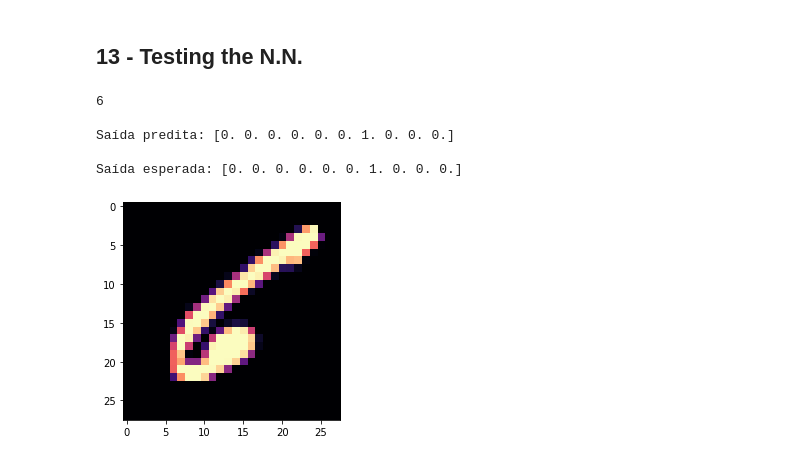
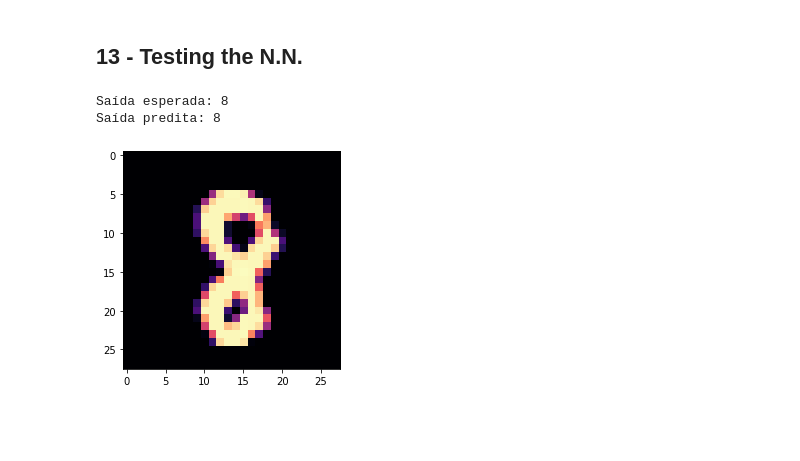
Before and after one commit to Xornotor/Neural-Net-MNIST-Recognizer, a Jupyter notebook: Neural-Net-MNIST-Recognizer.ipynb, the cells around one changed output. Cells and saved outputs as stored; diff of their text form; code cells hidden in the pictures; blank space fills up the shorter version.

Commit message:
Enhanced training with train set

```diff
--- a/Neural-Net-MNIST-Recognizer.ipynb
+++ b/Neural-Net-MNIST-Recognizer.ipynb
@@ -208,7 +198,7 @@ def fit(X, y,
         iterations = ITERATIONS,
         epsilon = EPSILON):
 
-    W = {1: np.random.randn(layer_units[0], features)}
+    W = {1: np.random.randn(layer_units[0], features) * np.sqrt(2/features)}
     dW = {1: np.zeros([layer_units[0], features])}
     b = {1:np.random.randn(layer_units[0], 1)}
     db = {1: np.zeros([layer_units[0], 1])}
@@ -216,7 +206,7 @@ def fit(X, y,
     A = {0: X}
     dA = {0: np.array([])}
     for k in range(layers - 1):
-        W[k+2] = np.random.randn(layer_units[k+1], layer_units[k])
+        W[k+2] = np.random.randn(layer_units[k+1], layer_units[k]) * np.sqrt(1/layer_units[k])
         dW[k+2] = np.zeros([layer_units[k+1], layer_units[k]])
         b[k+2] = np.random.randn(layer_units[k+1], 1)
         db[k+2] = np.zeros([layer_units[k+1], 1])
@@ -235,9 +225,6 @@ def fit(X, y,
         for j in range(layers):
             A[j+1], Z[j+1] = fwd_prop(A[j], W[j+1], b[j+1], layer_activations[j])
 
-        #if(layer_activations[len(layer_activations) - 1] == Activation["RELU"]):
-            #A[layers] = derivative_relu(A[layers])
-        #dA[layers] = A[layers] - y
         dA[layers] = - (y/A[layers]) + ((1-y)/(1-A[layers]))
 
         for j in range(layers-1, -1, -1):
@@ -250,23 +237,11 @@ def fit(X, y,
         cost_points.append(cost(X, y, W, b))
 
         print(np.transpose(cost_points[len(cost_points) - 1]))
-        #print(np.transpose(cost(X, y, W, b)))
-        #print(np.sum(dA[layers], axis = 1))
-        #print(dA[1][:, 0])
-        #print(dW[3][0])
-        #print(y[:, 0])
-        #print()
-        '''
-        for i in dW:
-            print(np.sum(dW[i]))
-        '''
-        #print()
-        #print(W, b)
 
     return W, b
 # %% [markdown]
 ## 12 - Training the N.N.
 # %%
-test_images_normalized = normalize_dataset(test_images)
-W_final, b_final = fit(test_images_normalized, test_labels)
+train_images_normalized = normalize_dataset(train_images)
+W_final, b_final = fit(train_images_normalized, train_labels)
 # %% [output]
@@ -293,21 +268,19 @@ W_final, b_final = fit(test_images_normalized, test_labels)
 W_save = W_final
 b_save = b_final
 # %%
-index = int(np.round(np.random.rand()*len(train_images_raw)))
+index = int(np.round(np.random.rand()*len(test_images_raw)))
 
-plt.imshow(train_images_raw[index], cmap='magma')
-print(train_labels_raw[index])
-print()
-test_sample = normalize_input(train_images[:, index].reshape(train_images[:, index].shape[0], 1), train_images)
+plt.imshow(test_images_raw[index], cmap='magma')
+test_sample = normalize_input(test_images[:, index].reshape(test_images[:, index].shape[0], 1), test_images)
 test_predict = sigmoid_threshold(np.transpose(predict(test_sample, W_save, b_save)))
-print(f"Saída predita: {test_predict[0]}")
-print()
-print(f"Saída esperada: {train_labels[:, index]}")
-plt.show()
+print(f"Saída esperada: {test_labels_raw[index]}")
+for i in range(len(test_predict[0])):
+    if test_predict[0, i] == 1:
+        print(f"Saída predita: {i}")
+        break
+    if(i == 9):
+        print(f"Sem predição válida.")
 # %% [output]
-6
-
-Saída predita: [0. 0. 0. 0. 0. 0. 1. 0. 0. 0.]
-
-Saída esperada: [0. 0. 0. 0. 0. 0. 1. 0. 0. 0.]
+Saída esperada: 8
+Saída predita: 8
-[figure, old version]
+[figure, new version]
```
Also changed, not shown: parts of 4 cells of this notebook.
